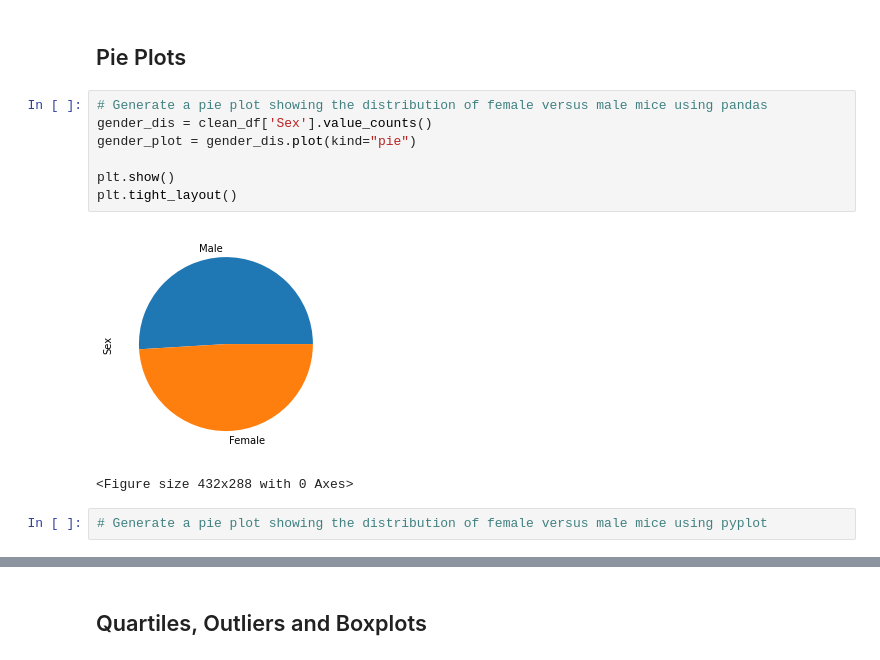
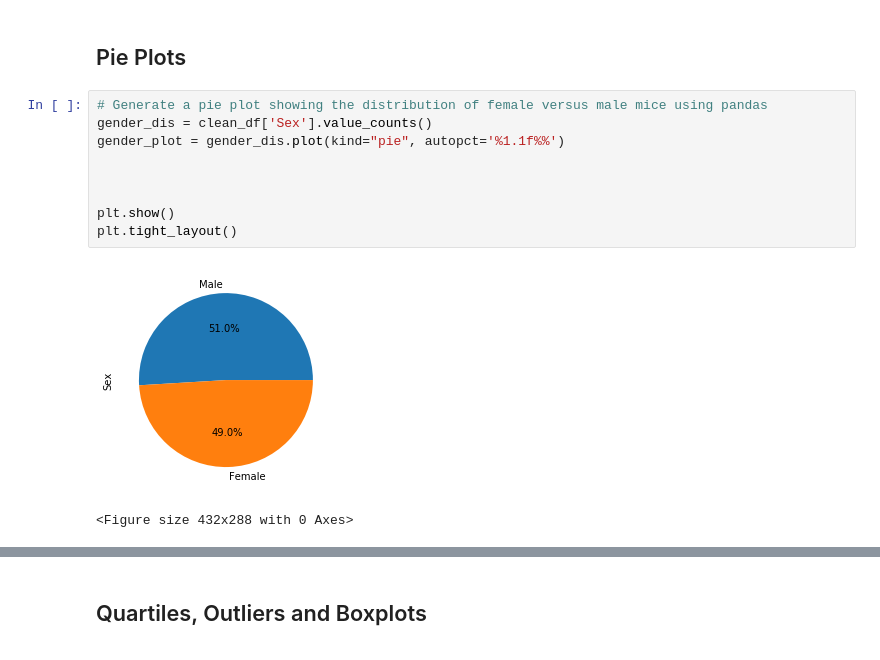
Before and after one commit to Danne-Paredes/Matplotlib-challenge, a Jupyter notebook: Pymaceuticals/pymaceuticals_starter.ipynb, the cells around one changed output, grey strips where cells are left out. Saved outputs shown, nothing was run; the diff lists cells and outputs as text.

```diff
--- a/Pymaceuticals/pymaceuticals_starter.ipynb
+++ b/Pymaceuticals/pymaceuticals_starter.ipynb
@@ -140,12 +159,12 @@ plt.tight_layout()
 # %%
 # Generate a pie plot showing the distribution of female versus male mice using pandas
 gender_dis = clean_df['Sex'].value_counts()
-gender_plot = gender_dis.plot(kind="pie")
+gender_plot = gender_dis.plot(kind="pie", autopct='%1.1f%%')
+
+
 
 plt.show()
 plt.tight_layout()
 # %% [output]
-[figure, old version]
+[figure, new version]
 <Figure size 432x288 with 0 Axes>
-# %%
-# Generate a pie plot showing the distribution of female versus male mice using pyplot
```
Also changed, not shown: parts of 12 cells of this notebook, 1 other file.
